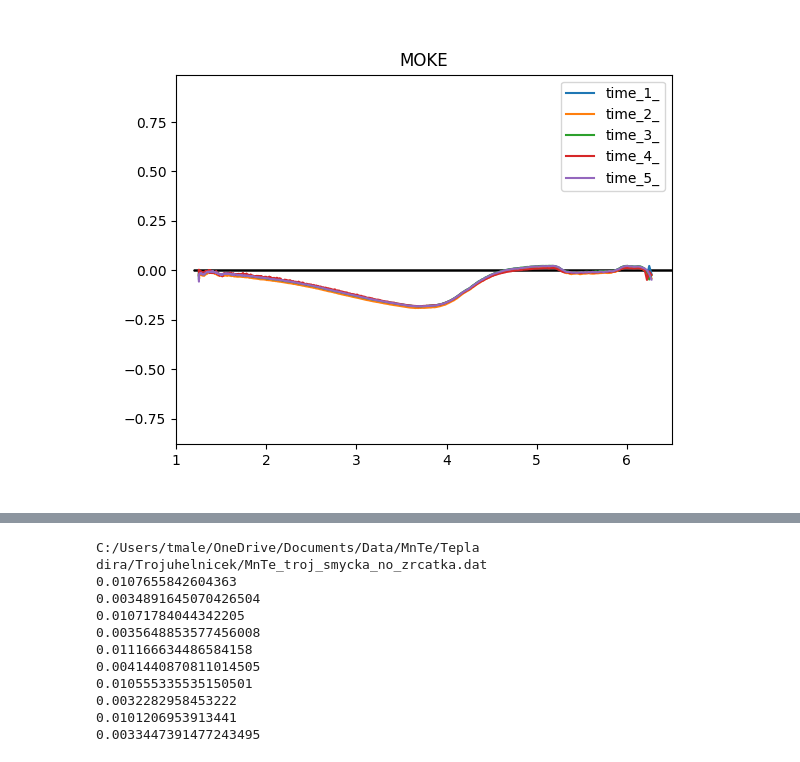
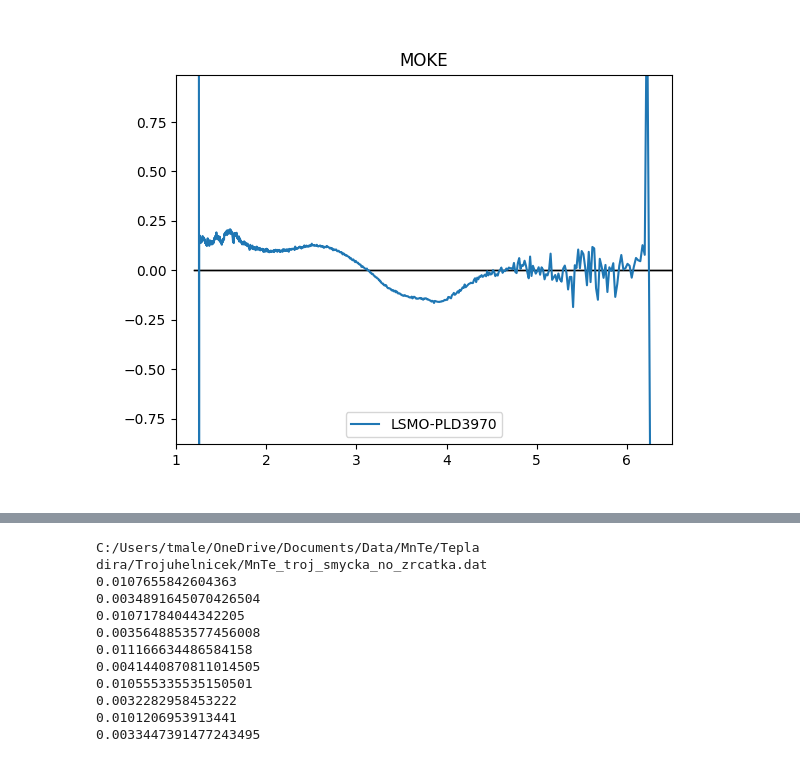
Before and after one commit to tomasek123/Default-script, a Jupyter notebook: Tutorial.ipynb, the cells around one changed output, grey strips where cells are left out. Saved outputs shown, nothing was run; the diff lists cells and outputs as text; code cells hidden in the pictures.

```diff
--- a/Tutorial.ipynb
+++ b/Tutorial.ipynb
@@ -68,37 +68,38 @@ def Fit(names,uhly,path):
         zapis.to_csv(path + names[k][:-1] + '_kerrrot.dat')
 
 
 
 #########################################################################################################################################
 #########################################################################################################################################
 plt.plot([1.2,7],[0,0],'k-', linewidth = 1)
 
 
 
-castispek = []
-for i in range(1,6):
-    castispek = castispek + ['time_' + str(i) + '_']
+# castispek = []
+# for i in range(1,6):
+#     castispek = castispek + ['time_' + str(i) + '_']
 
+castispek = ['LSMO-PLD3970']
 
-z = 5
+z = 10
 p = 20
-k = 2
+k = 5
 uhl = [z - (z-k)/(p-1)*i for i in range (p)] + [-k - (z-k)/(p-1)*i for i in range (p)]
 # uhl = [z - (z-k)/(p-1)*i for i in range (p)]
 
-cestou = r'C:\\Users\\tmale\\OneDrive\\Documents\\Data\\MnTe\\Tepla dira\\Ctverec\\4T\\'
+cestou = r'C:\Users\tmale\OneDrive\Documents\Data\PPMS\PLD3970\-1T\raw_data\spectra\\'
 Fit(castispek,uhl,cestou)
 
 
 
 
 
 
 
 
 plt.legend()
 plt.ylim(-0.88,0.99)
 plt.xlim(1,6.5)
 plt.show()
 # %% [output]
-[figure, old version]
+[figure, new version]
```
Also changed, not shown: parts of 1 cell of this notebook, 3 other files.
